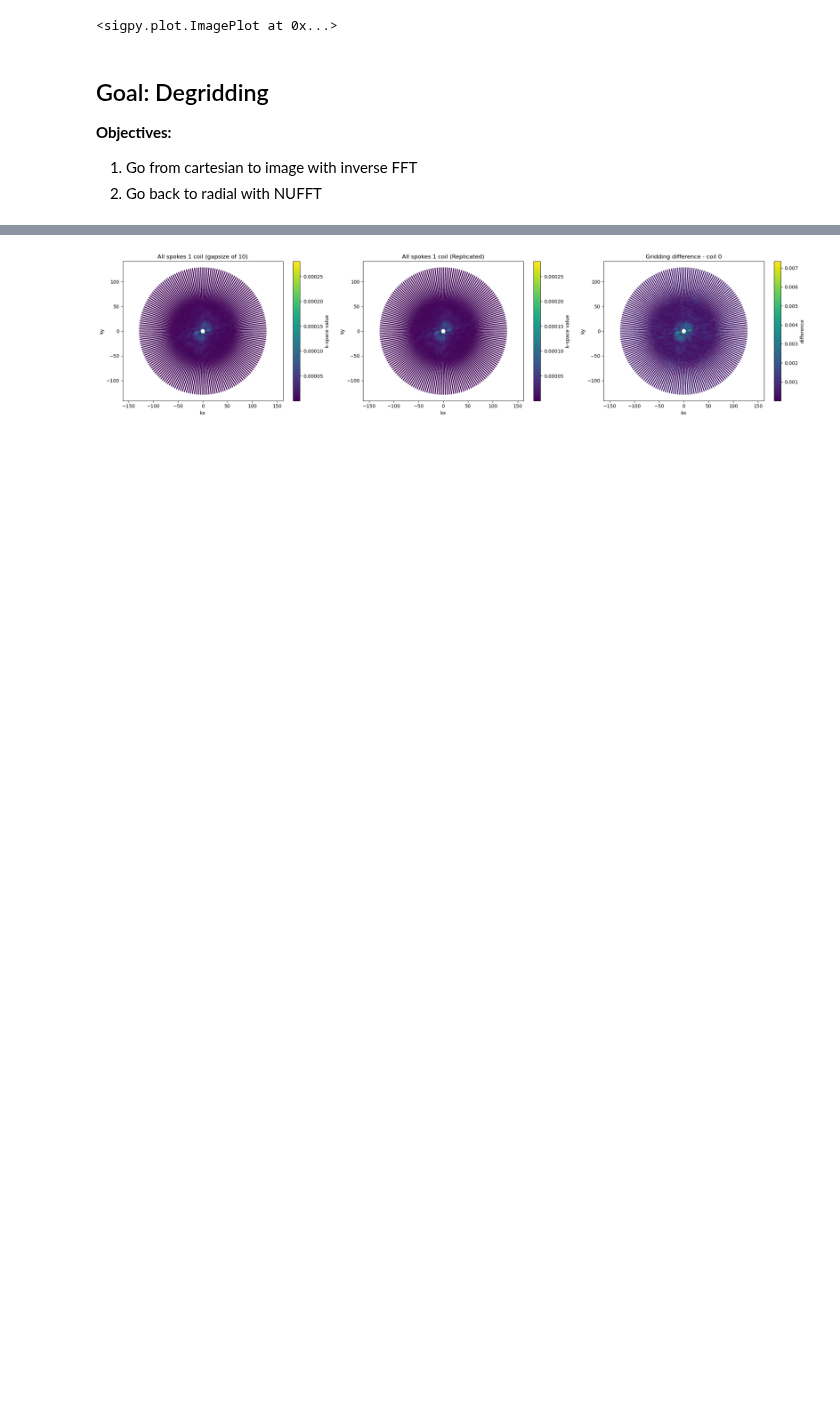
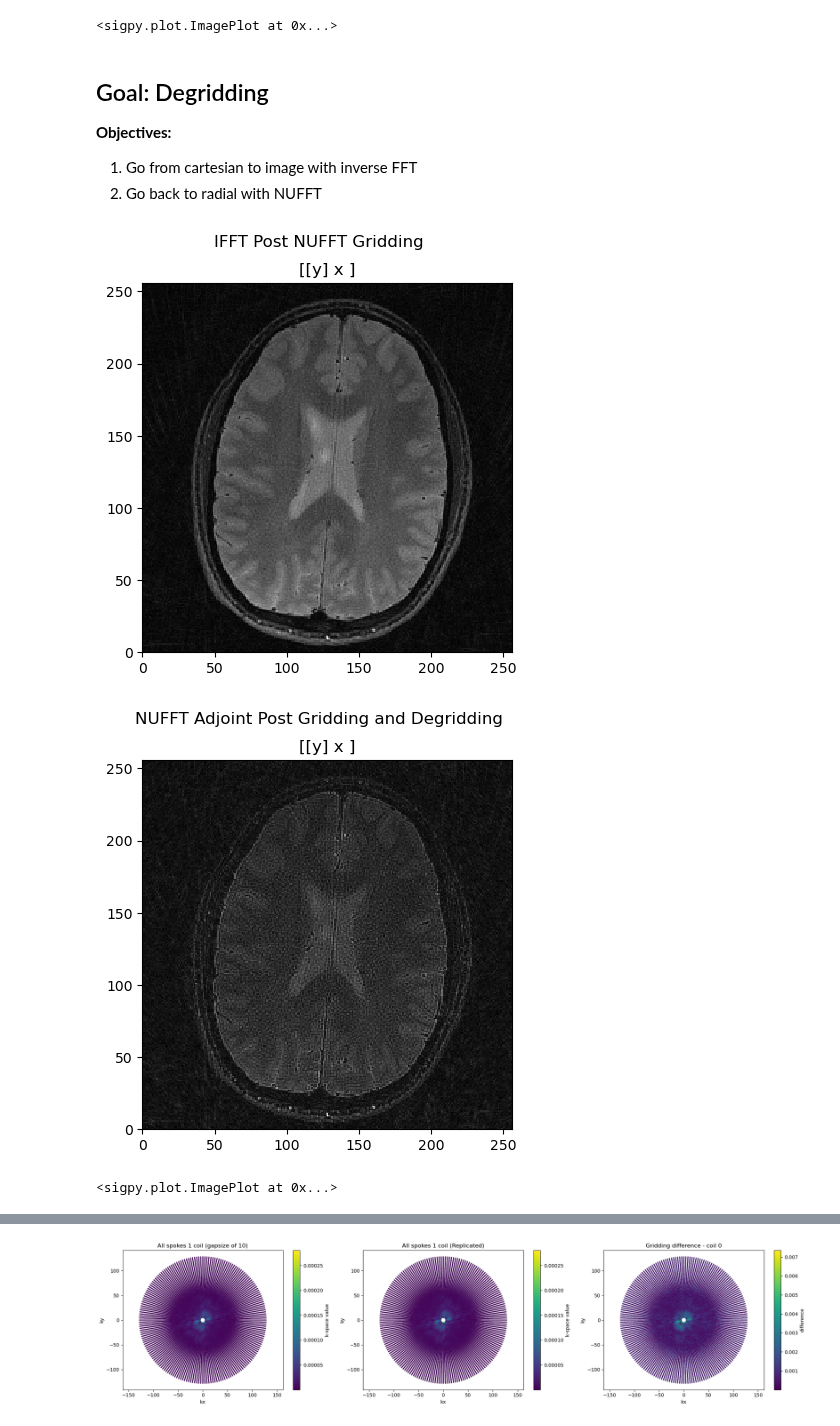
Before and after one commit to aymmulla/MSc-Project-ZTE, a Jupyter notebook: Gridding-Degridding.ipynb, the cells around one changed output, grey strips where cells are left out. Drawn from its saved outputs; the diff is of its cells as text; code cells hidden in the pictures; blank space fills up the shorter version.

```diff
--- a/Gridding-Degridding.ipynb
+++ b/Gridding-Degridding.ipynb
@@ -161,6 +146,23 @@ pl.ImagePlot(im_rss, title='RSS of Difference Plot')
 
 1. Go from cartesian to image with inverse FFT
 2. Go back to radial with NUFFT
+# %%
+zte_cart_kspace_imgtrip = asm.nufft_gridding(kspace=zte_radial_kspace, coords=zte_radial_coords)
+
+im_cart_grid = sp.ifft(zte_cart_kspace_imgtrip)
+im_rss_cart = np.sum(np.abs(im_cart_grid)**2, axis=0)**0.5
+pl.ImagePlot(im_rss_cart,title='IFFT Post NUFFT Gridding')
+
+radial_post_imtrip = sp.nufft(im_cart_grid, zte_radial_coords, oversamp=1, width=10)
+
+dcf = np.sqrt(zte_radial_coords[..., 0]**2 + zte_radial_coords[..., 1]**2)
+zte_img_grid = sp.nufft_adjoint(radial_post_imtrip * dcf, zte_radial_coords)
+zte_img_rss = np.sum(np.abs(zte_img_grid)**2, axis=0)**0.5
+pl.ImagePlot(zte_img_rss, title='NUFFT Adjoint Post Gridding and Degridding')
+# %% [output]
+[figure, added]
+[figure, added]
+<sigpy.plot.ImagePlot at 0x...>
 # %%
 pl.ImagePlot(zte_img_grid, z=0,title='NUFFT NUFFT')
 zte_img_rss1 = np.sum(np.abs(zte_img_grid)**2, axis=0)**0.5
```
Also changed, not shown: parts of 16 cells of this notebook, 2 other files.
